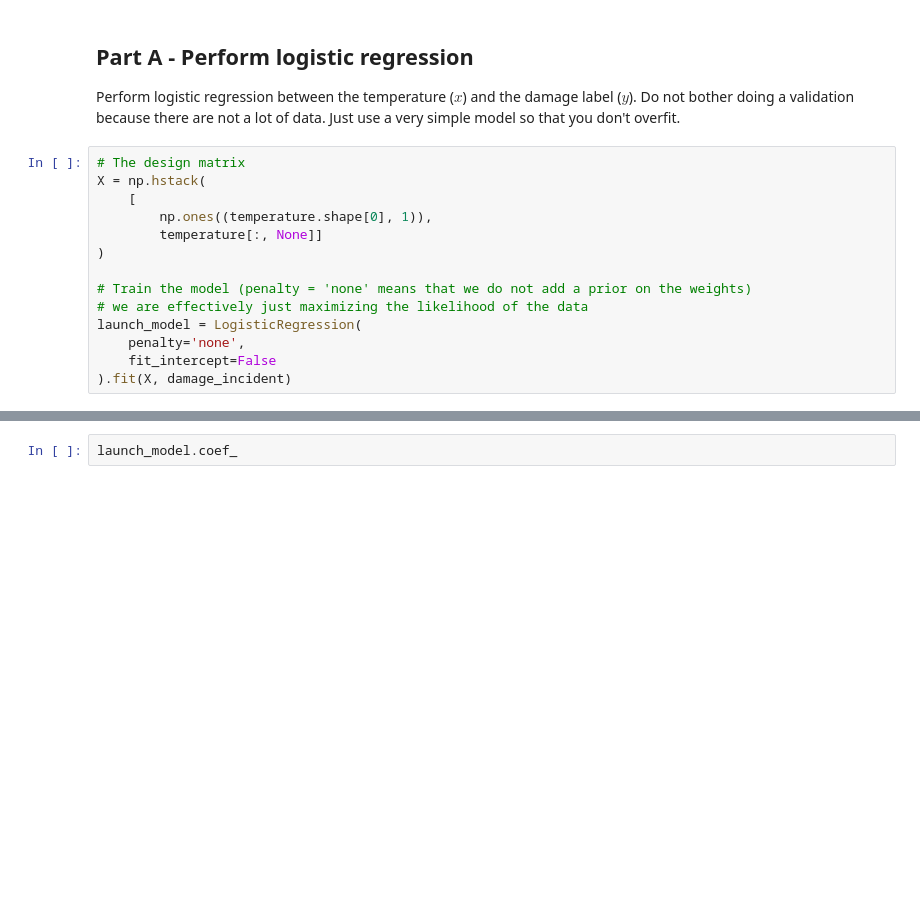
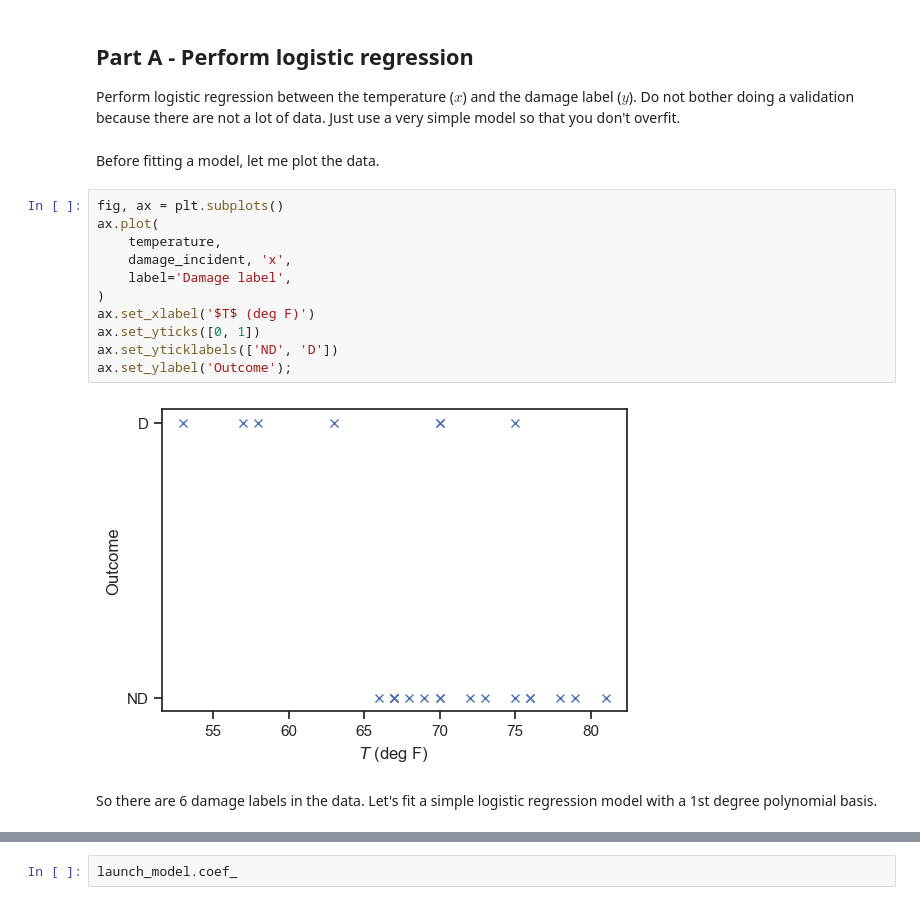
Before and after one commit to flavio-nardi/data-analytics-se, a Jupyter notebook: lecturebook/homework/homework-04.ipynb, the cells around one changed output, grey strips where cells are left out. Drawn from its saved outputs; the diff is of its cells as text; blank space fills up the shorter version.

Commit message:
Almost there. Still need to get the decision making part right

```diff
--- a/lecturebook/homework/homework-04.ipynb
+++ b/lecturebook/homework/homework-04.ipynb
@@ -1057,17 +1057,20 @@ damage_incident = clean_data['Damage Incident'].values.astype(np.float64)
 Perform logistic regression between the temperature ($x$) and the damage label ($y$).
 Do not bother doing a validation because there are not a lot of data.
 Just use a very simple model so that you don't overfit.
-# %%
-# The design matrix
-X = np.hstack(
-    [
-        np.ones((temperature.shape[0], 1)),
-        temperature[:, None]]
-)
-
-# Train the model (penalty = 'none' means that we do not add a prior on the weights)
-# we are effectively just maximizing the likelihood of the data
-launch_model = LogisticRegression(
-    penalty='none',
-    fit_intercept=False
-).fit(X, damage_incident)
+# %% [markdown]
+Before fitting a model, let me plot the data.
+# %%
+fig, ax = plt.subplots()
+ax.plot(
+    temperature,
+    damage_incident, 'x',
+    label='Damage label',
+)
+ax.set_xlabel('$T$ (deg F)')
+ax.set_yticks([0, 1])
+ax.set_yticklabels(['ND', 'D'])
+ax.set_ylabel('Outcome');
+# %% [output]
+[figure, added]
+# %% [markdown]
+So there are 6 damage labels in the data. Let's fit a simple logistic regression model with a 1st degree polynomial basis.
```
Also changed, not shown: parts of 44 cells of this notebook.
